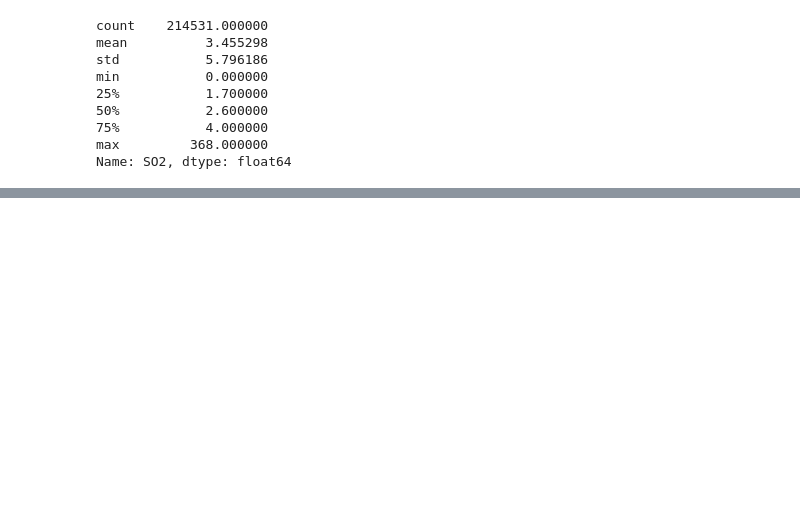
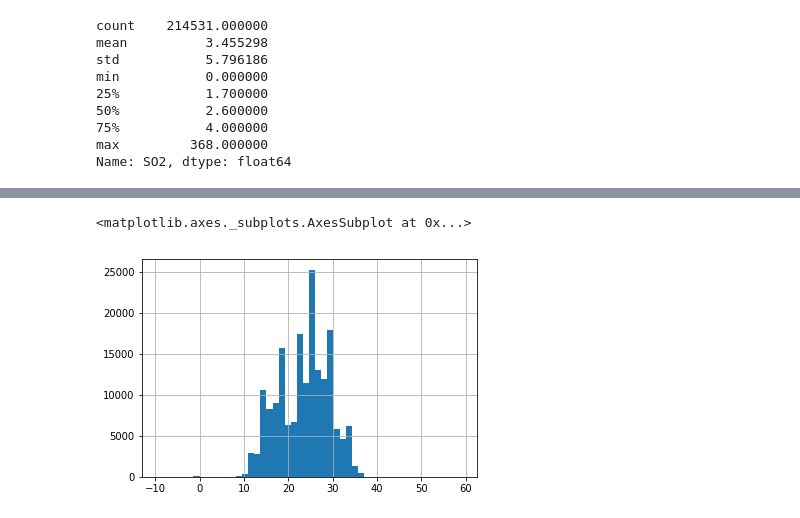
Before and after one commit to JarryYang/jyan298infosys722, a Jupyter notebook: jyan298-infosys722.ipynb, the cells around one changed output, grey strips where cells are left out. Cells and saved outputs as stored; diff of their text form; code cells hidden in the pictures; blank space fills up the shorter version.

```diff
--- a/jyan298-infosys722.ipynb
+++ b/jyan298-infosys722.ipynb
@@ -166,0 +157,5 @@ pddf.replace(0,pddf.median(),inplace=True)
+# %%
+pddf['AMB_TEMP'].hist(bins=50)
+# %% [output]
+<matplotlib.axes._subplots.AxesSubplot at 0x...>
+[figure, added]
```
Also changed, not shown: parts of 13 cells of this notebook.
